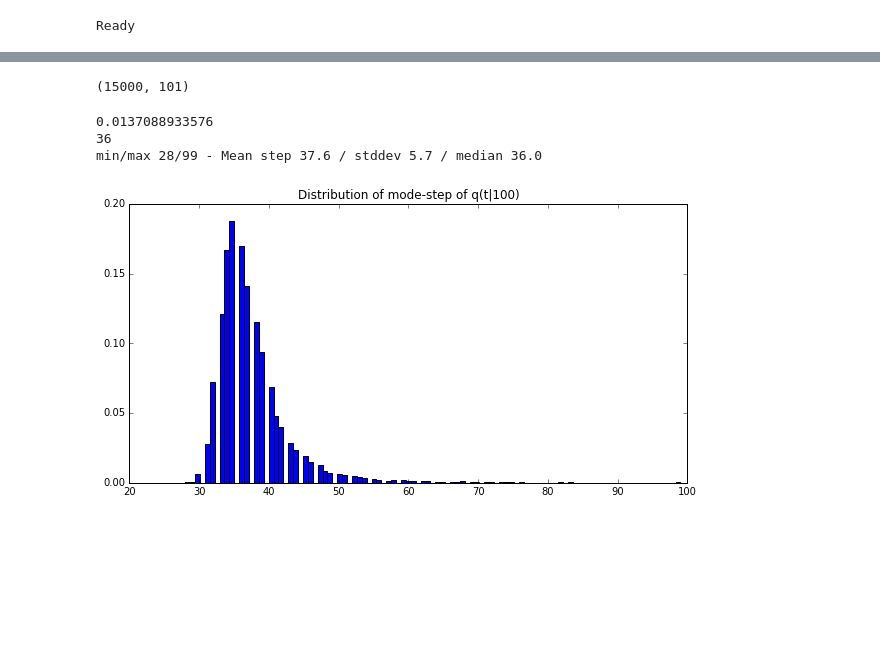
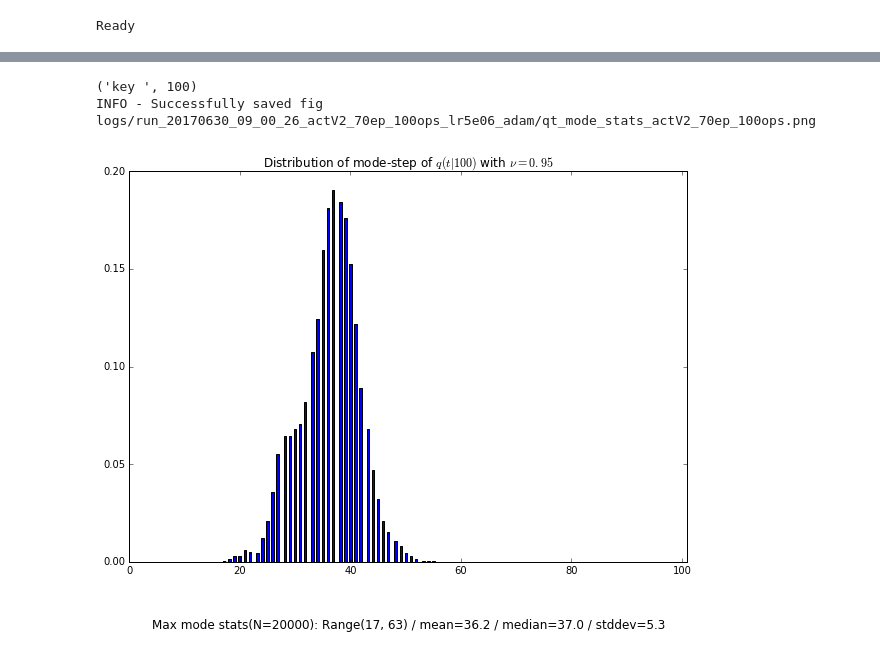
Before and after one commit to toologicbv/meta_learner, a Jupyter notebook: 10d_reg_results_20170623.ipynb, the cells around one changed output, grey strips where cells are left out. Drawn from its saved outputs; the diff is of its cells as text; code cells hidden in the pictures; blank space fills up the shorter version.

```diff
--- a/10d_reg_results_20170623.ipynb
+++ b/10d_reg_results_20170623.ipynb
@@ -293,22 +262,6 @@ for i, idx in enumerate(func_idx):
-# %%
-experiments[0].val_stats["loss_funcs"].shape
-# %% [output]
-(15000, 101)
-# %%
-print(np.max(new_experiments[3].val_stats["qt_funcs"][100][1]))
-print(np.argmax(new_experiments[3].val_stats["qt_funcs"][100][1]))
-max_idx_probs = np.argmax(new_experiments[3].val_stats["qt_funcs"][100], 1)
-print("min/max {}/{} - Mean step {:.1f} / stddev {:.2} / median {}".format(np.min(max_idx_probs), np.max(max_idx_probs),
-        np.mean(max_idx_probs), np.std(max_idx_probs), np.median(max_idx_probs)))
-best_idx = np.argmin(max_idx_probs)
-worst_idx = np.argmax(max_idx_probs)
-# print(new_experiments[3].val_stats["qt_funcs"][100][worst_idx])
-# print(new_experiments[3].val_stats["loss_funcs"][worst_idx])
-fig = plt.figure(figsize=(10,5))
-plt.title("Distribution of mode-step of q(t|100)")
-_ = plt.hist(max_idx_probs, bins=101, normed=True)
-# %% [output]
-0.0137088933576
-36
-min/max 28/99 - Mean step 37.6 / stddev 5.7 / median 36.0
-[figure, removed]
+# %%
+plot_qt_mode_hist(new_experiments[1], do_save=True, do_show=True, add_info=True)
+# %% [output]
+('key ', 100)
+INFO - Successfully saved fig logs/run_20170630_09_00_26_actV2_70ep_100ops_lr5e06_adam/qt_mode_stats_actV2_70ep_100ops.png
+[figure, added]
```
Also changed, not shown: parts of 15 cells of this notebook, 6 other files.
